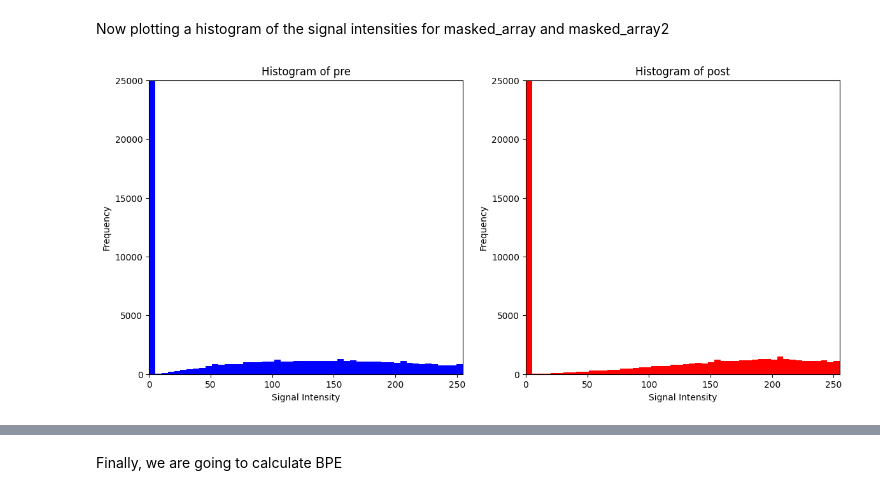
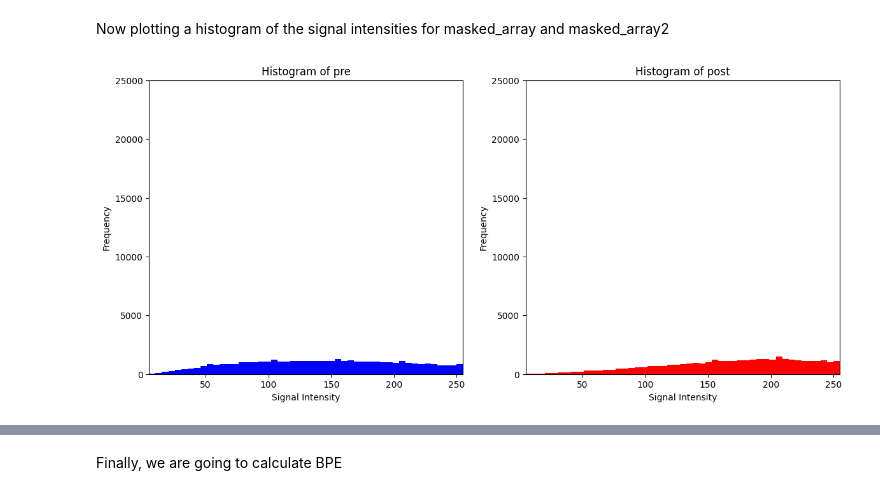
Before and after one commit to hsuryainfo/IntensityThreshold, a Jupyter notebook: bpecalc.ipynb, the cells around one changed output, grey strips where cells are left out. Saved outputs shown, nothing was run; the diff lists cells and outputs as text; code cells hidden in the pictures.

Commit message:
added new graphs

```diff
--- a/bpecalc.ipynb
+++ b/bpecalc.ipynb
@@ -68,29 +71,29 @@ plt.show()
 Now plotting a histogram of the signal intensities for masked_array and masked_array2
 # %%
 
-
+#flattening to 2D (optional)
 masked_array_flat = masked_array.flatten()
 masked_array2_flat = masked_array2.flatten()
 
 
 plt.figure(figsize=(14, 6))
 plt.subplot(1, 2, 1)
 plt.hist(masked_array_flat, bins=50, color='blue',  range=(0, 255))
 plt.title('Histogram of pre')
 plt.xlabel('Signal Intensity')
 plt.ylabel('Frequency')
-plt.xlim(0, 255)
+plt.xlim(5, 255)
 plt.ylim(0, 25000)
 
 
 plt.subplot(1, 2, 2)
 plt.hist(masked_array2_flat, bins=50, color='red',  range=(0, 255))
 plt.title('Histogram of post')
 plt.xlabel('Signal Intensity')
 plt.ylabel('Frequency')
-plt.xlim(0, 255)
+plt.xlim(5, 255)
 plt.ylim(0, 25000)
 
 plt.show()
 # %% [output]
-[figure, old version]
+[figure, new version]
```
Also changed, not shown: parts of 3 cells of this notebook, 1 other file.
